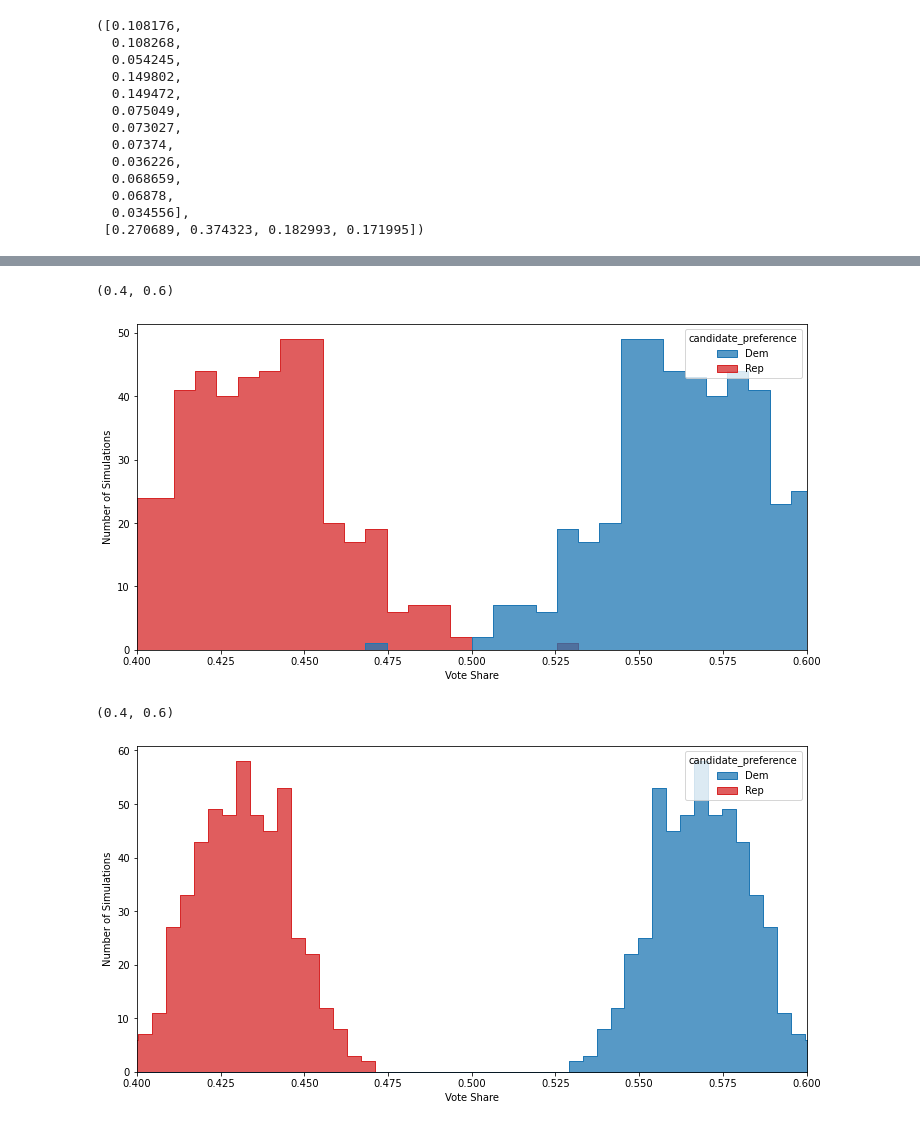
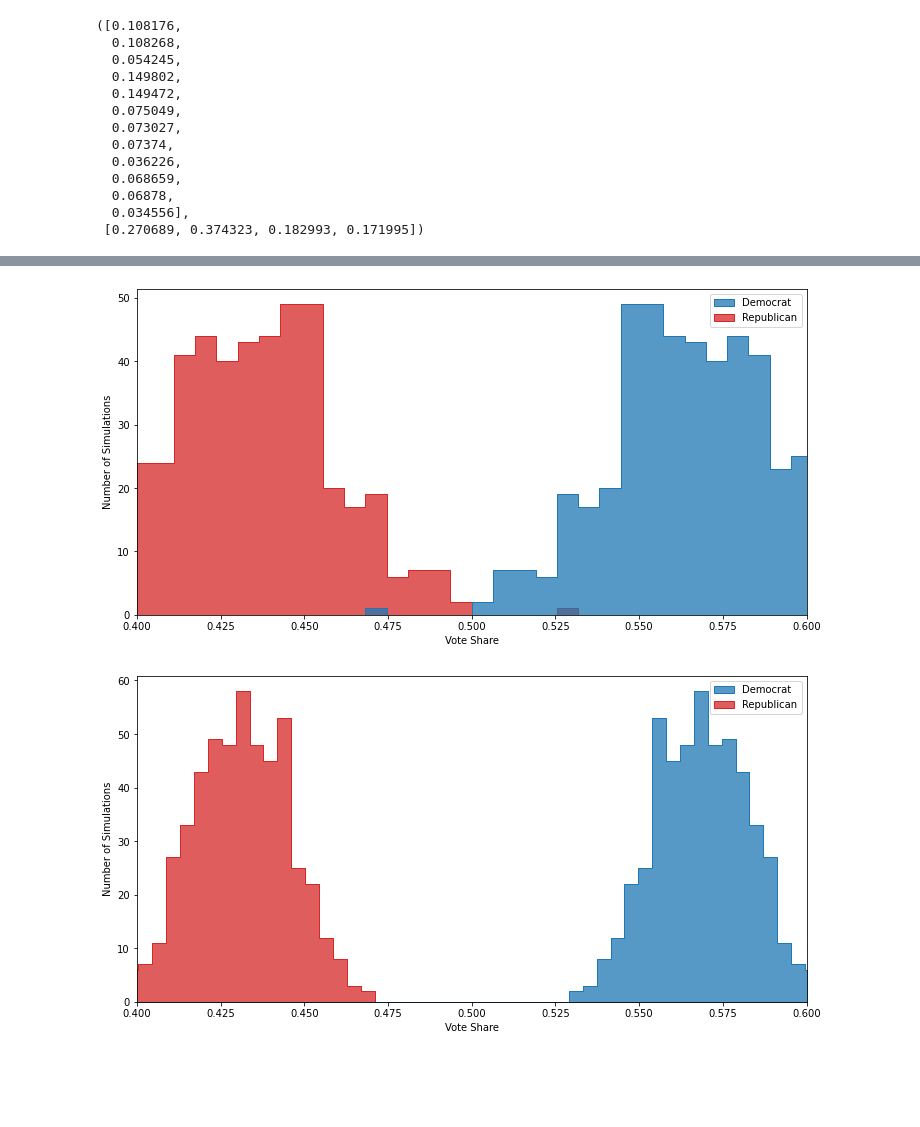
Before and after one commit to AndrewRook/polling_simulator, a Jupyter notebook: 5_obfuscated_demographics.ipynb, the cells around one changed output, grey strips where cells are left out. Cells and saved outputs as stored; diff of their text form; code cells hidden in the pictures; blank space fills up the shorter version.

```diff
--- a/5_obfuscated_demographics.ipynb
+++ b/5_obfuscated_demographics.ipynb
@@ -67,7 +67,7 @@ def generate_demographics(
             Demographic(
                 turnout_likelihood=turnout_likelihood,
                 response_likelihood=response_likelihood,
-                candidate_preference={"Rep": republican_likelihood, "Dem": democrat_likelihood},
+                candidate_preference={"Republican": republican_likelihood, "Democrat": democrat_likelihood},
                 population_segmentation=reduce(lambda x, y: x & y, [param.segment for param in param_combo])
             )
         )
@@ -173,14 +173,14 @@ naive_poll_results = run_polls(
 # %%
 fig, ax = plt.subplots(figsize=(12, 6))
 sns.histplot(
-    naive_poll_results[["Dem", "Rep"]], element="step", bins=50, ax=ax, alpha=0.75
+    naive_poll_results[["Democrat", "Republican"]], element="step", bins=50, ax=ax, alpha=0.75
 )
 ax.set_xlabel("Vote Share")
 ax.set_ylabel("Number of Simulations")
 ax.set_xlim([0.40, 0.60])
+ax.get_legend().set_title("")
 # %% [output]
-(0.4, 0.6)
-[figure, old version]
+[figure, new version]
 # %%
 # This cell may take ~10 minutes
 stratified_poll_results = run_polls(
@@ -193,14 +193,14 @@ stratified_poll_results = run_polls(
 # %%
 fig, ax = plt.subplots(figsize=(12, 6))
 sns.histplot(
-    stratified_poll_results[["Dem", "Rep"]], element="step", bins=50, ax=ax, alpha=0.75
+    stratified_poll_results[["Democrat", "Republican"]], element="step", bins=50, ax=ax, alpha=0.75
 )
 ax.set_xlabel("Vote Share")
 ax.set_ylabel("Number of Simulations")
 ax.set_xlim([0.40, 0.60])
+ax.get_legend().set_title("")
 # %% [output]
-(0.4, 0.6)
-[figure, old version]
+[figure, new version]
 # %%
 # This cell may take ~10 minutes
 actual_stratified_poll_results = run_polls(
```
Also changed, not shown: parts of 4 cells of this notebook, 2 other files.
